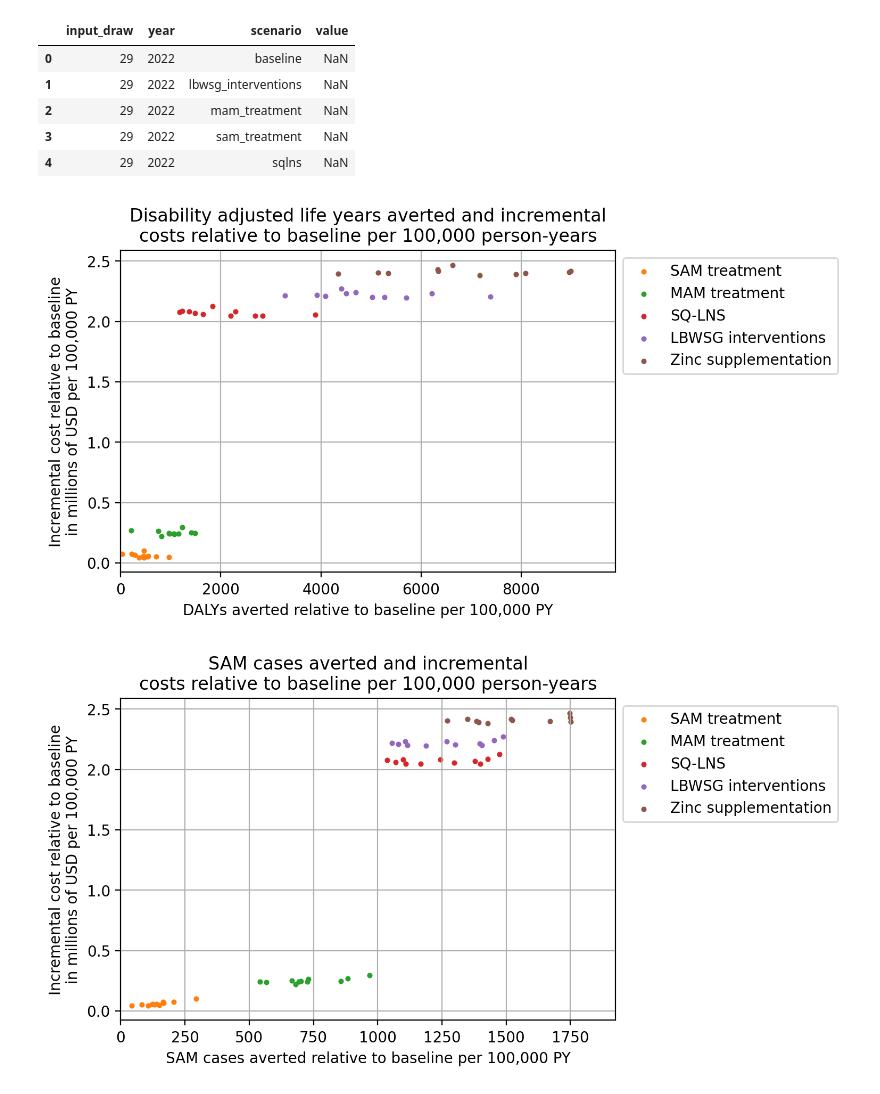
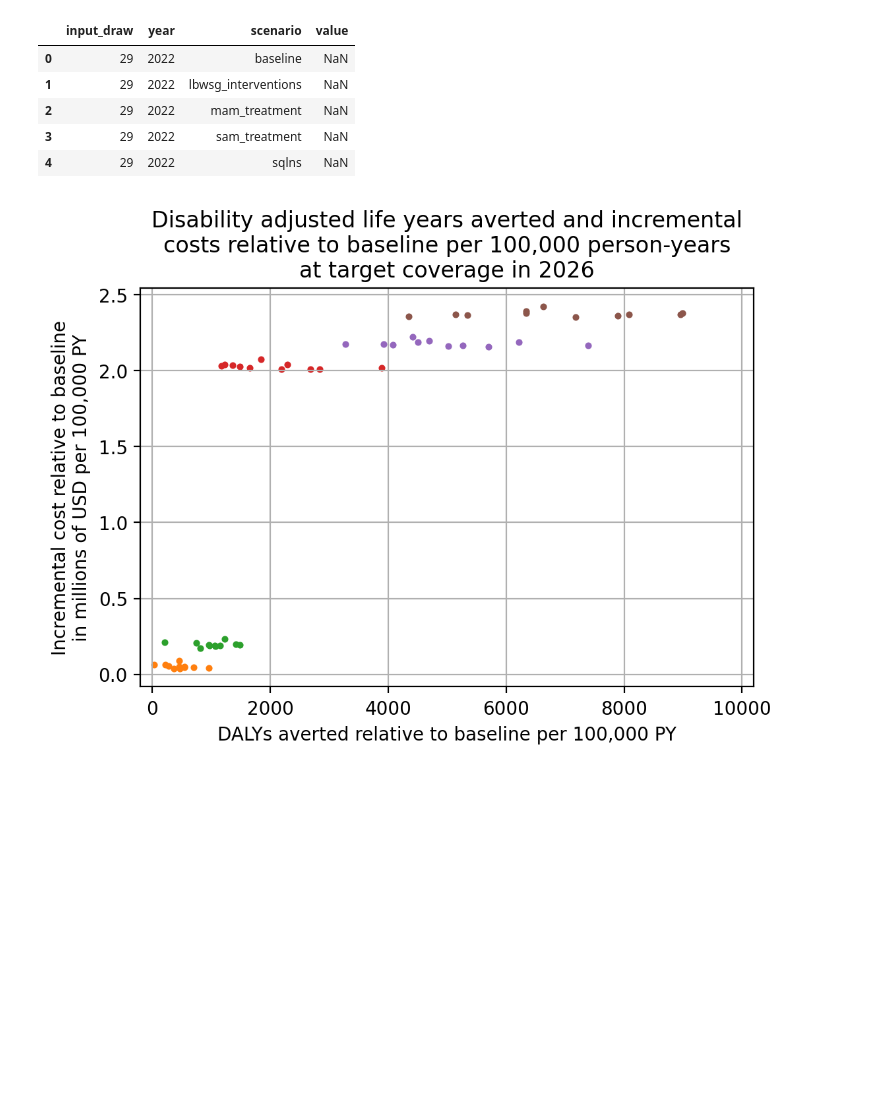
Before and after one commit to ihmeuw/vivarium_research_ciff_sam, a Jupyter notebook: results/7.1.0_intervention_counts_in_2026_FOR_FINAL_REPORT.ipynb, the cells around one changed output. Saved outputs shown, nothing was run; the diff lists cells and outputs as text; code cells hidden in the pictures; blank space fills up the shorter version.

```diff
--- a/results/7.1.0_intervention_counts_in_2026_FOR_FINAL_REPORT.ipynb
+++ b/results/7.1.0_intervention_counts_in_2026_FOR_FINAL_REPORT.ipynb
@@ -652,19 +652,18 @@ def plot_measure_averted_and_incremental_costs(measure_data, measure_label, meas
         plt.scatter(p.measure_averted, p.incremental_cost/1_000_000, s=7, label=scenario_names[i],
                    color=scenario_colors[i])
         plt.grid()
-    plt.legend(bbox_to_anchor=[1,1])
+    #plt.legend(bbox_to_anchor=[1,1])
     plt.xlabel(f'{measure_label} per 100,000 PY')
     plt.ylabel('Incremental cost relative to baseline\nin millions of USD per 100,000 PY')
-    plt.xlim(0,# - 0.05*plot['measure_averted'].max(),
-             plot['measure_averted'].max()*1.1)
-    plt.title(f'{measure_title} and incremental\ncosts relative to baseline per 100,000 person-years')
+    plt.xlim(-200,10200)# - 0.05*plot['measure_averted'].max(),
+             #plot['measure_averted'].max()*1.15)
+    plt.title(f'{measure_title} and incremental\ncosts relative to baseline per 100,000 person-years\nat target coverage in 2026')
 # %%
 plot_measure_averted_and_incremental_costs(dalys_averted, 'DALYs averted relative to baseline', 'Disability adjusted life years averted')
-plot_measure_averted_and_incremental_costs(sam_cases_averted, 'SAM cases averted relative to baseline', 'SAM cases averted')
-plot_measure_averted_and_incremental_costs(sam_prev_pct_reduction, 'Percent reduction in baseline SAM prevalence',
-                                           'Percent reduction in baseline SAM prevalence')
-plot_measure_averted_and_incremental_costs(sam_cases_pct_reduction, 'Percent reduction in baseline incident SAM cases',
-                                           'Percent reduction in baseline incident SAM cases')
+#plot_measure_averted_and_incremental_costs(sam_cases_averted, 'SAM cases averted relative to baseline', 'SAM cases averted')
+#plot_measure_averted_and_incremental_costs(sam_prev_pct_reduction, 'Percent reduction in baseline SAM prevalence',
+#                                           'Percent reduction in baseline SAM prevalence')
+#plot_measure_averted_and_incremental_costs(sam_cases_pct_reduction, 'Percent reduction in baseline incident SAM cases',
+#                                           'Percent reduction in baseline incident SAM cases')
 # %% [output]
-[figure, old version]
+[figure, new version]
-[figure, removed]
```
Also changed, not shown: parts of 14 cells of this notebook, 24 other files.
